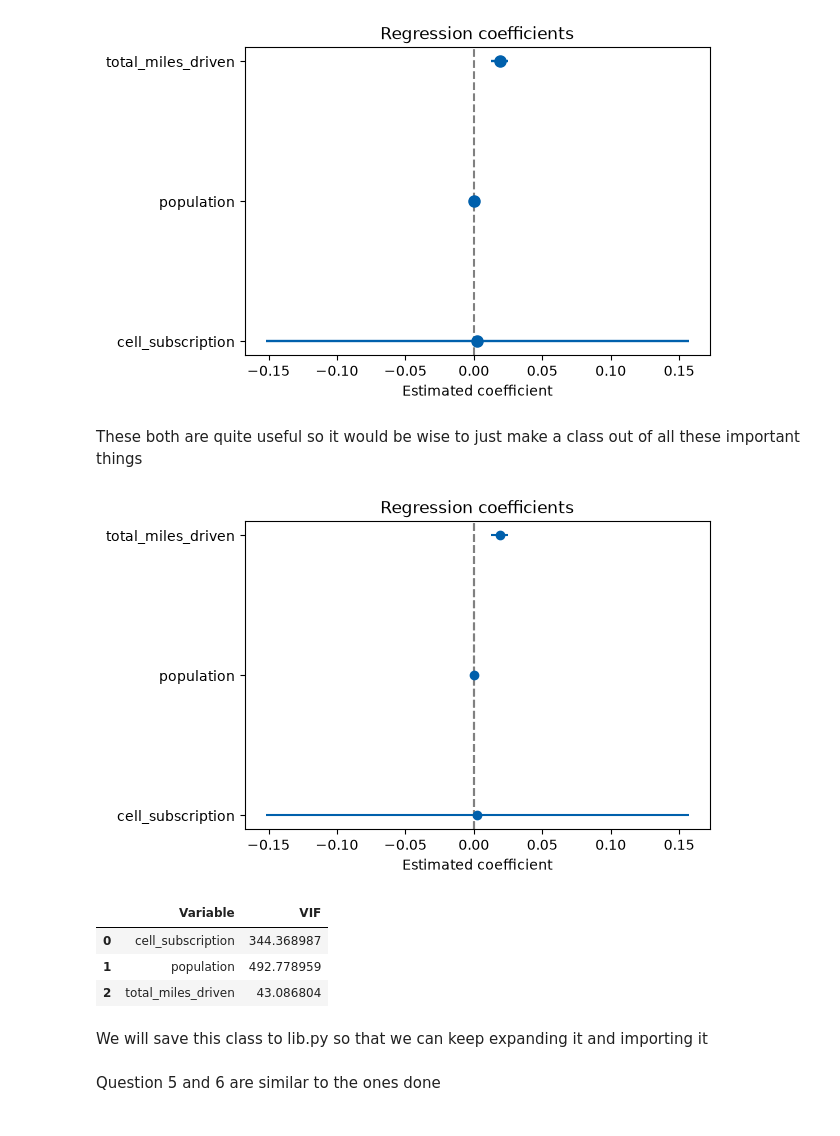
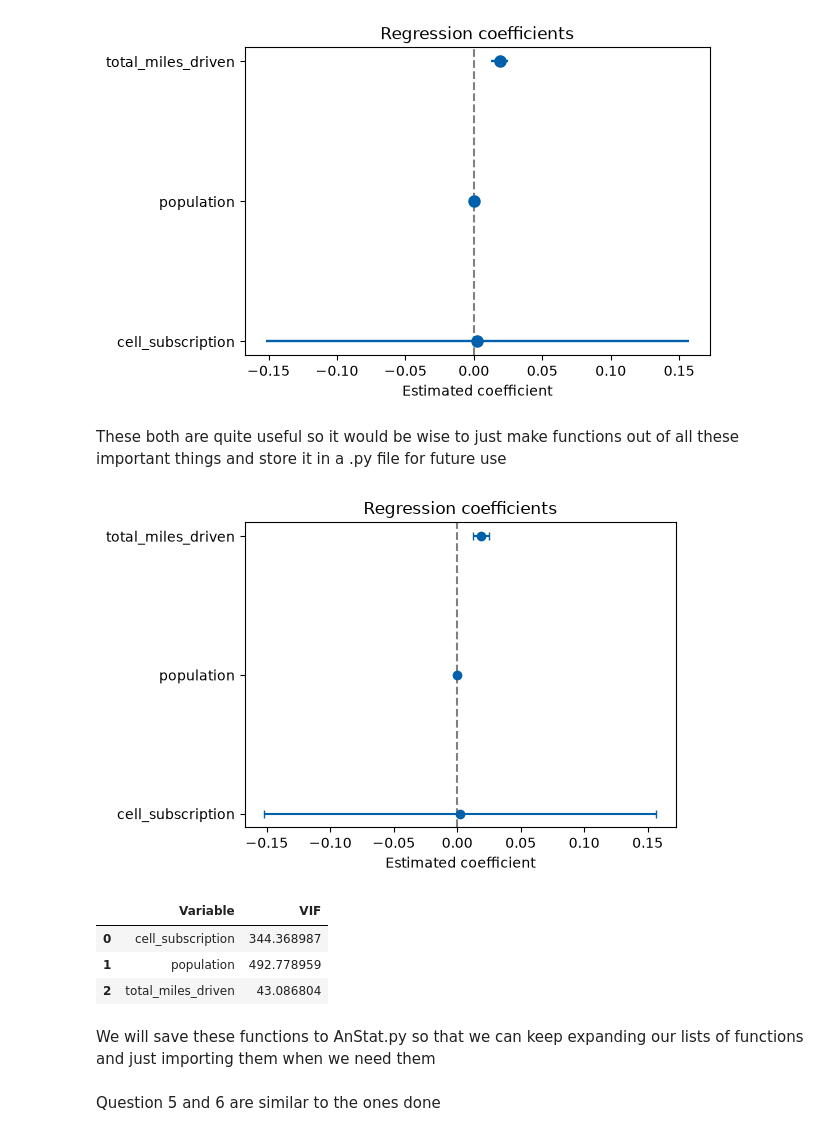
Before and after one commit to ani-research/Python-Companion-For-Real-Econometrics-by-M.Bailey, a Jupyter notebook: chapters/chapter05.ipynb, the cells around one changed output. Saved outputs shown, nothing was run; the diff lists cells and outputs as text; code cells hidden in the pictures.

```diff
--- a/chapters/chapter05.ipynb
+++ b/chapters/chapter05.ipynb
@@ -973,5 +973,5 @@ plt.show()
 # %% [output]
 [figure]
 # %% [markdown]
-These both are quite useful so it would be wise to just make a class out of all these important things
+These both are quite useful so it would be wise to just make functions out of all these important things and store it in a .py file for future use
 # %%
@@ -1036,14 +1055,13 @@ class AnStat:
 # %%
-model= AnStat(cellphOLS3)
-model.coefficient_plot()
-model.give_vif()
+coefficient_plot(cellphOLS3)
+give_vif(cellphOLS3)
 # %% [output]
-[figure, old version]
+[figure, new version]
 |  | Variable | VIF |
 | 0 | cell_subscription | 344.368987 |
 | 1 | population | 492.778959 |
 | 2 | total_miles_driven | 43.086804 |
 # %% [markdown]
-We will save this class to lib.py so that we can keep expanding it and importing it
+We will save these functions to AnStat.py so that we can keep expanding our lists of functions and just importing them when we need them
 # %% [markdown]
 Question 5 and 6 are similar to the ones done
```
Also changed, not shown: parts of 2 cells of this notebook, 5 other files.
